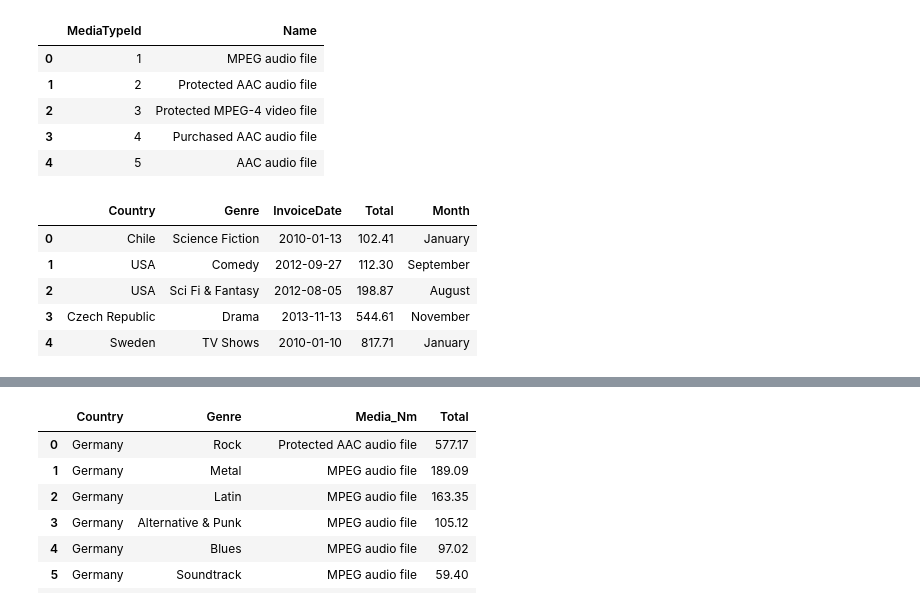
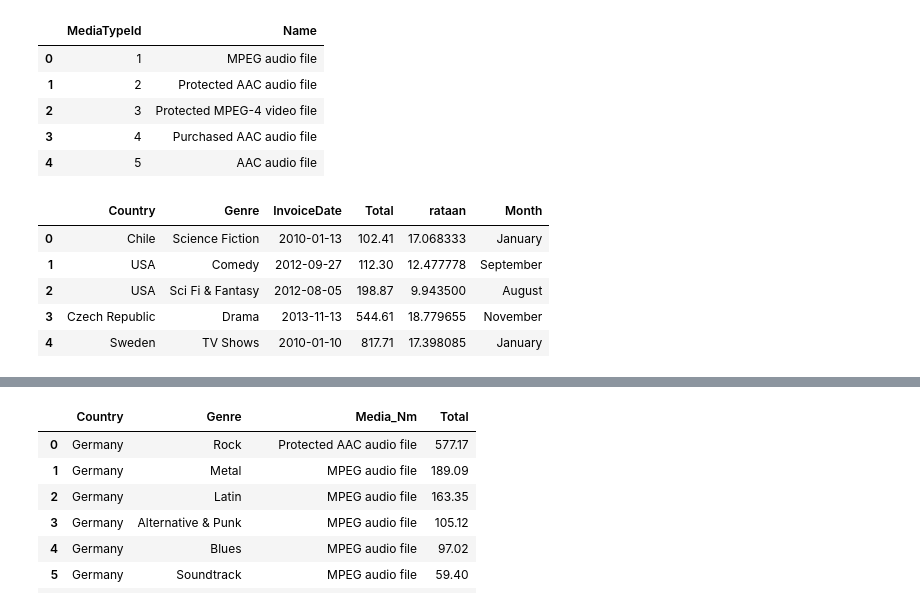
Before and after one commit to rinaldoeri/api_capstone, a Jupyter notebook: capstone_api.ipynb, the cells around one changed output, grey strips where cells are left out. Drawn from its saved outputs; the diff is of its cells as text; code cells hidden in the pictures.

```diff
--- a/capstone_api.ipynb
+++ b/capstone_api.ipynb
@@ -37,27 +40,27 @@ pd.read_sql_query("SELECT * FROM media_types", conn)
 | 3 | 4 | Purchased AAC audio file |
 | 4 | 5 | AAC audio file |
 # %%
-ttl_sales = pd.read_sql_query("SELECT inv.BillingCountry as Country, gnr.Name as Genre, inv.InvoiceDate, SUM(inv.Total) as Total \
+ttl_sales = pd.read_sql_query("SELECT inv.BillingCountry as Country, gnr.Name as Genre, inv.InvoiceDate, SUM(inv.Total) as Total, AVG(inv.Total) as rataan \
                    FROM invoices as inv, invoice_items as inv_itm, tracks as trk, genres as gnr, media_types as md_typ \
                    WHERE \
                    inv.InvoiceId = inv_itm.InvoiceId \
                    AND \
                    inv_itm.TrackId = trk.TrackId \
                    AND \
                    trk.GenreId = gnr.GenreId \
                    AND \
                    trk.MediaTypeId = md_typ.MediaTypeId \
                    AND \
                    md_typ.MediaTypeId = 3 \
                    GROUP BY Genre \
                    ORDER BY Total", conn, parse_dates='InvoiceDate')
 
 ttl_sales['Month'] = ttl_sales["InvoiceDate"].dt.month_name()
 ttl_sales
 # %% [output]
-|  | Country | Genre | InvoiceDate | Total | Month |
-| 0 | Chile | Science Fiction | 2010-01-13 | 102.41 | January |
-| 1 | USA | Comedy | 2012-09-27 | 112.30 | September |
-| 2 | USA | Sci Fi & Fantasy | 2012-08-05 | 198.87 | August |
-| 3 | Czech Republic | Drama | 2013-11-13 | 544.61 | November |
-| 4 | Sweden | TV Shows | 2010-01-10 | 817.71 | January |
+|  | Country | Genre | InvoiceDate | Total | rataan | Month |
+| 0 | Chile | Science Fiction | 2010-01-13 | 102.41 | 17.068333 | January |
+| 1 | USA | Comedy | 2012-09-27 | 112.30 | 12.477778 | September |
+| 2 | USA | Sci Fi & Fantasy | 2012-08-05 | 198.87 | 9.943500 | August |
+| 3 | Czech Republic | Drama | 2013-11-13 | 544.61 | 18.779655 | November |
+| 4 | Sweden | TV Shows | 2010-01-10 | 817.71 | 17.398085 | January |
```
Also changed, not shown: parts of 9 cells of this notebook.
